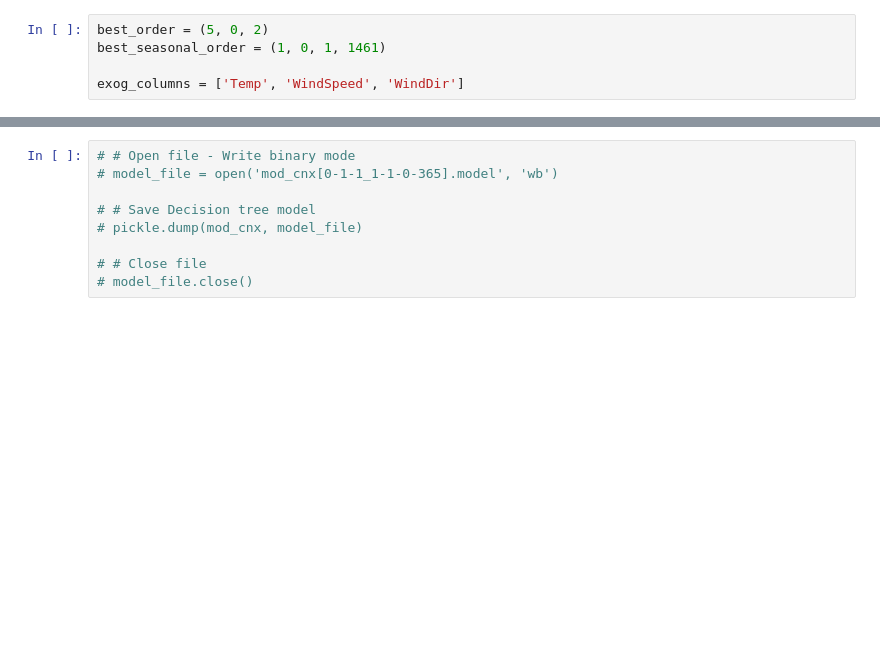
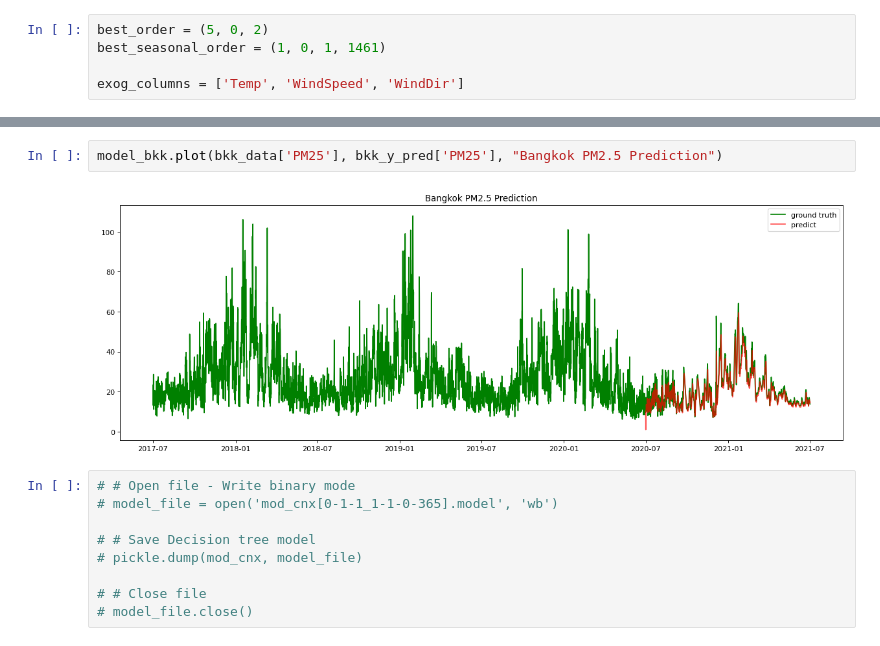
Before and after one commit to One-Night-Miracle/Data-Science-Project1-2021-2-PM2.5-Kaggle, a Jupyter notebook: project_nb_custom.ipynb, the cells around one changed output, grey strips where cells are left out. Drawn from its saved outputs; the diff is of its cells as text; blank space fills up the shorter version.

```diff
--- a/project_nb_custom.ipynb
+++ b/project_nb_custom.ipynb
@@ -769,3 +658,7 @@ plt.show()
+# %%
+model_bkk.plot(bkk_data['PM25'], bkk_y_pred['PM25'], "Bangkok PM2.5 Prediction")
+# %% [output]
+[figure, added]
 # %%
 # # Open file - Write binary mode
 # model_file = open('mod_cnx[0-1-1_1-1-0-365].model', 'wb')
```
Also changed, not shown: parts of 27 cells of this notebook.
